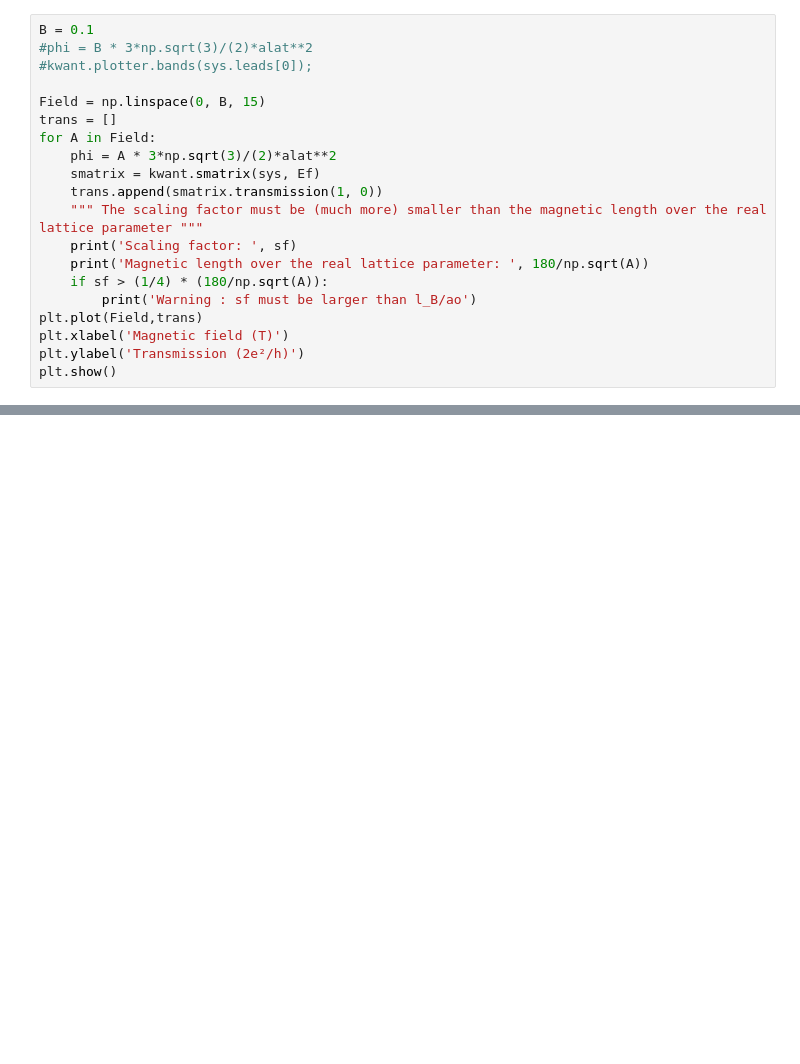
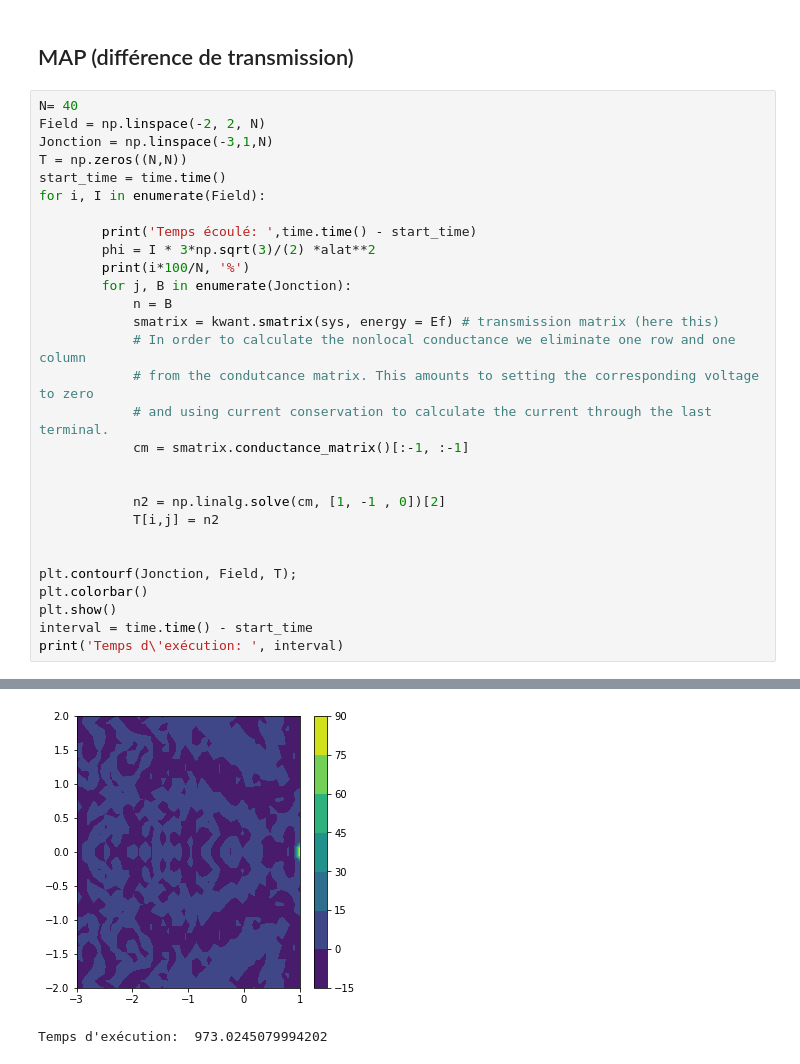
Before and after one commit to jeremiepirard/Kwant, a Jupyter notebook: Finalsf20.ipynb, the cells around one changed output, grey strips where cells are left out. Saved outputs shown, nothing was run; the diff lists cells and outputs as text; blank space fills up the shorter version.

```diff
--- a/Finalsf20.ipynb
+++ b/Finalsf20.ipynb
@@ -220,20 +314,32 @@ Champ magnétique:  1.25 T
-# %%
-B = 0.1
-#phi = B * 3*np.sqrt(3)/(2)*alat**2
-#kwant.plotter.bands(sys.leads[0]);
-
-Field = np.linspace(0, B, 15)
-trans = []
-for A in Field:
-    phi = A * 3*np.sqrt(3)/(2)*alat**2
-    smatrix = kwant.smatrix(sys, Ef)
-    trans.append(smatrix.transmission(1, 0))
-    """ The scaling factor must be (much more) smaller than the magnetic length over the real lattice parameter """
-    print('Scaling factor: ', sf)
-    print('Magnetic length over the real lattice parameter: ', 180/np.sqrt(A))
-    if sf > (1/4) * (180/np.sqrt(A)):
-        print('Warning : sf must be larger than l_B/ao')
-plt.plot(Field,trans)
-plt.xlabel('Magnetic field (T)')
-plt.ylabel('Transmission (2e²/h)')
-plt.show()
+# %% [markdown]
+## MAP (différence de transmission)
+# %%
+N= 40
+Field = np.linspace(-2, 2, N)
+Jonction = np.linspace(-3,1,N)
+T = np.zeros((N,N))
+start_time = time.time()
+for i, I in enumerate(Field):
+
+        print('Temps écoulé: ',time.time() - start_time)
+        phi = I * 3*np.sqrt(3)/(2) *alat**2
+        print(i*100/N, '%')
+        for j, B in enumerate(Jonction):
+            n = B
+            smatrix = kwant.smatrix(sys, energy = Ef) # transmission matrix (here this)
+            # In order to calculate the nonlocal conductance we eliminate one row and one column
+            # from the condutcance matrix. This amounts to setting the corresponding voltage to zero
+            # and using current conservation to calculate the current through the last terminal.
+            cm = smatrix.conductance_matrix()[:-1, :-1]
+
+
+            n2 = np.linalg.solve(cm, [1, -1 , 0])[2]
+            T[i,j] = n2
+
+
+plt.contourf(Jonction, Field, T);
+plt.colorbar()
+plt.show()
+interval = time.time() - start_time
+print('Temps d\'exécution: ', interval)
+# %% [output]
@@ -239,0 +363,2 @@ plt.show()
+[figure, added]
+Temps d'exécution:  973.0245079994202
```
Also changed, not shown: parts of 22 cells of this notebook.
